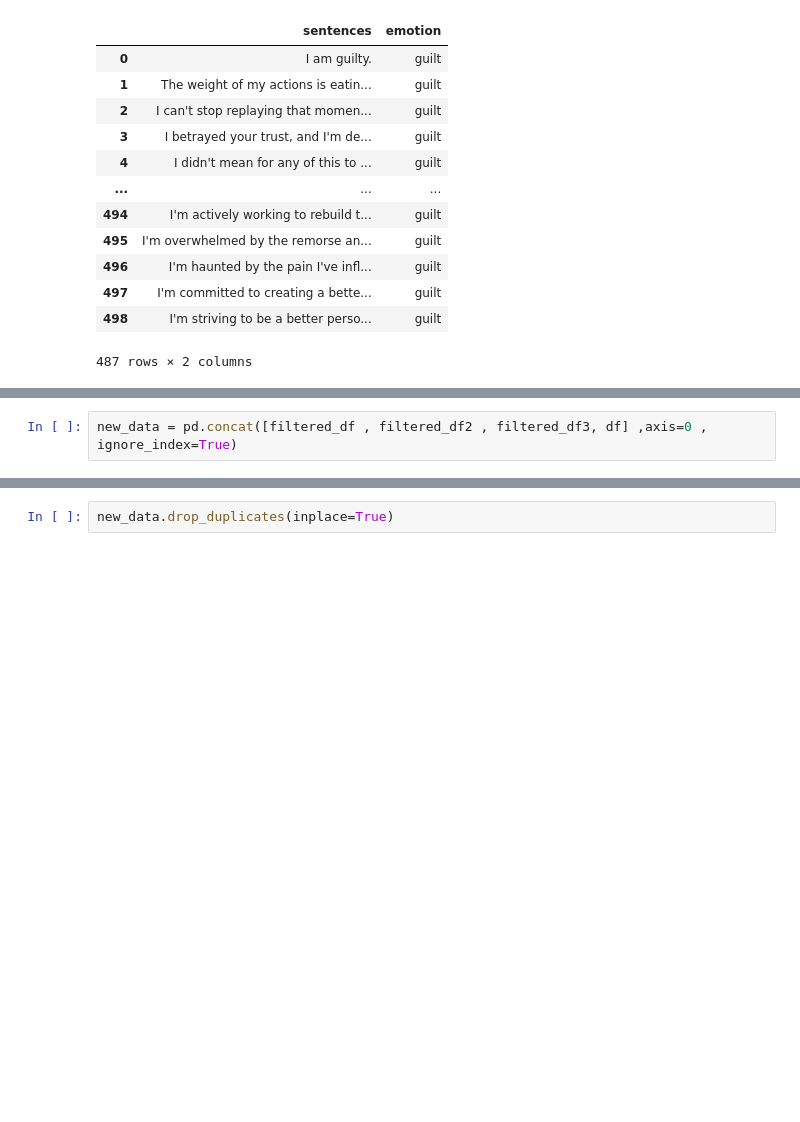
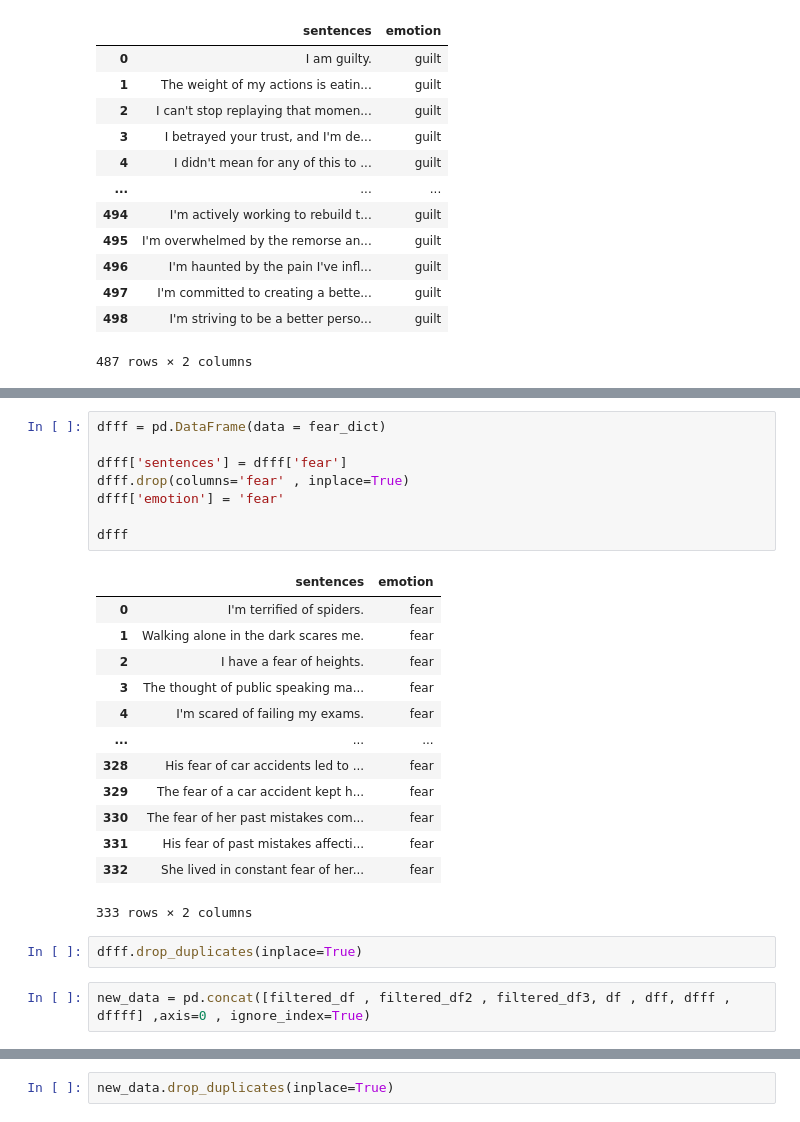
Before and after one commit to shivam-gupta12/sentence-emotion-analysis-model--psyaa, a Jupyter notebook: new_dataset.ipynb, the cells around one changed output, grey strips where cells are left out. Saved outputs shown, nothing was run; the diff lists cells and outputs as text; blank space fills up the shorter version.

```diff
--- a/new_dataset.ipynb
+++ b/new_dataset.ipynb
@@ -777,5 +1486,29 @@ df
+# %%
+dfff = pd.DataFrame(data = fear_dict)
+
+dfff['sentences'] = dfff['fear']
+dfff.drop(columns='fear' , inplace=True)
+dfff['emotion'] = 'fear'
+
+dfff
+# %% [output]
+|  | sentences | emotion |
+| 0 | I'm terrified of spiders. | fear |
+| 1 | Walking alone in the dark scares me. | fear |
+| 2 | I have a fear of heights. | fear |
+| 3 | The thought of public speaking ma... | fear |
+| 4 | I'm scared of failing my exams. | fear |
+| ... | ... | ... |
+| 328 | His fear of car accidents led to ... | fear |
+| 329 | The fear of a car accident kept h... | fear |
+| 330 | The fear of her past mistakes com... | fear |
+| 331 | His fear of past mistakes affecti... | fear |
+| 332 | She lived in constant fear of her... | fear |
+333 rows × 2 columns
+# %%
+dfff.drop_duplicates(inplace=True)
 # %%
-new_data = pd.concat([filtered_df , filtered_df2 , filtered_df3, df] ,axis=0 , ignore_index=True)
+new_data = pd.concat([filtered_df , filtered_df2 , filtered_df3, df , dff, dfff , dffff] ,axis=0 , ignore_index=True)
 # %%
 new_data
 # %% [output]
```
Also changed, not shown: parts of 16 cells of this notebook, 2 other files.
